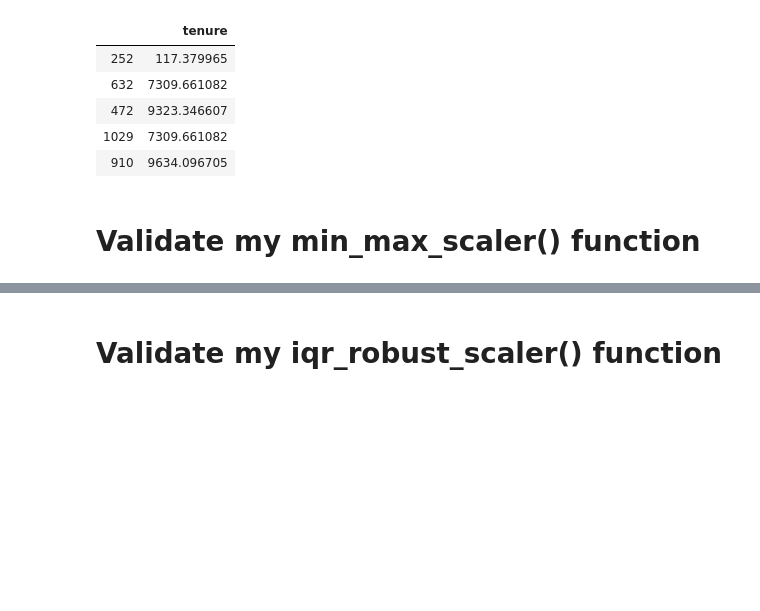
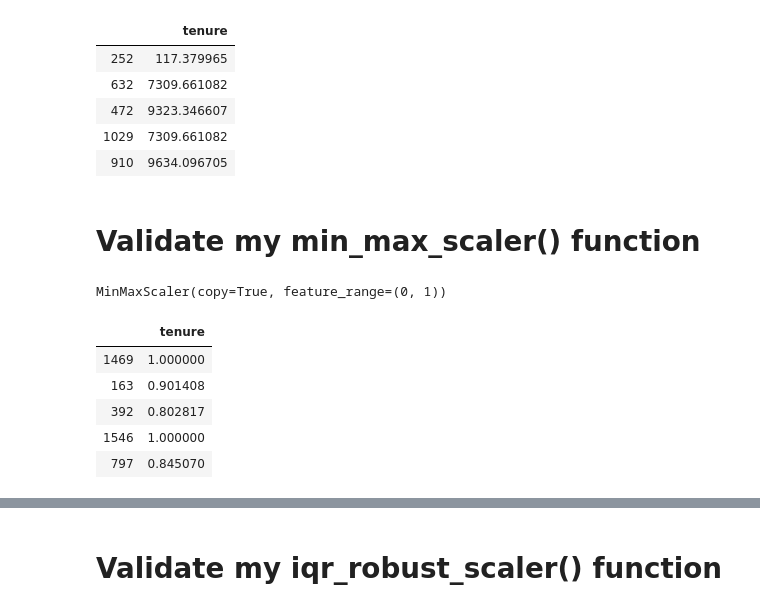
Before and after one commit to faithkane3/zillow_project, a Jupyter notebook: validate_split_scale.ipynb, the cells around one changed output, grey strips where cells are left out. Saved outputs shown, nothing was run; the diff lists cells and outputs as text; code cells hidden in the pictures; blank space fills up the shorter version.

```diff
--- a/validate_split_scale.ipynb
+++ b/validate_split_scale.ipynb
@@ -207,9 +207,18 @@ X_test_scaled.head()
 # %% [markdown]
 # Validate my min_max_scaler() function
 # %%
-scaler, train_scaled, test_scaled = split_scale.min_max_scaler(df)
+scaler, X_train_scaled, X_test_scaled = split_scale.min_max_scaler(X_train, X_test)
 # %%
 scaler
+# %% [output]
+MinMaxScaler(copy=True, feature_range=(0, 1))
 # %%
-train_scaled.head()
+X_train_scaled.head()
+# %% [output]
+|  | tenure |
+| 1469 | 1.000000 |
+| 163 | 0.901408 |
+| 392 | 0.802817 |
+| 1546 | 1.000000 |
+| 797 | 0.845070 |
 # %%
```
Also changed, not shown: parts of 6 cells of this notebook, 2 other files.
